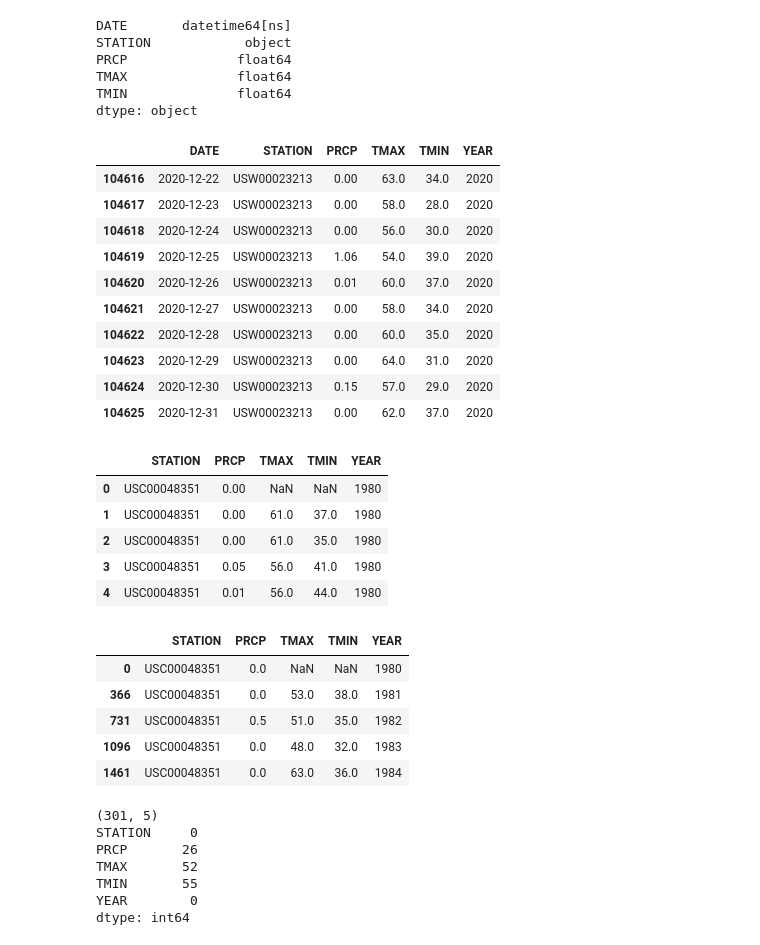
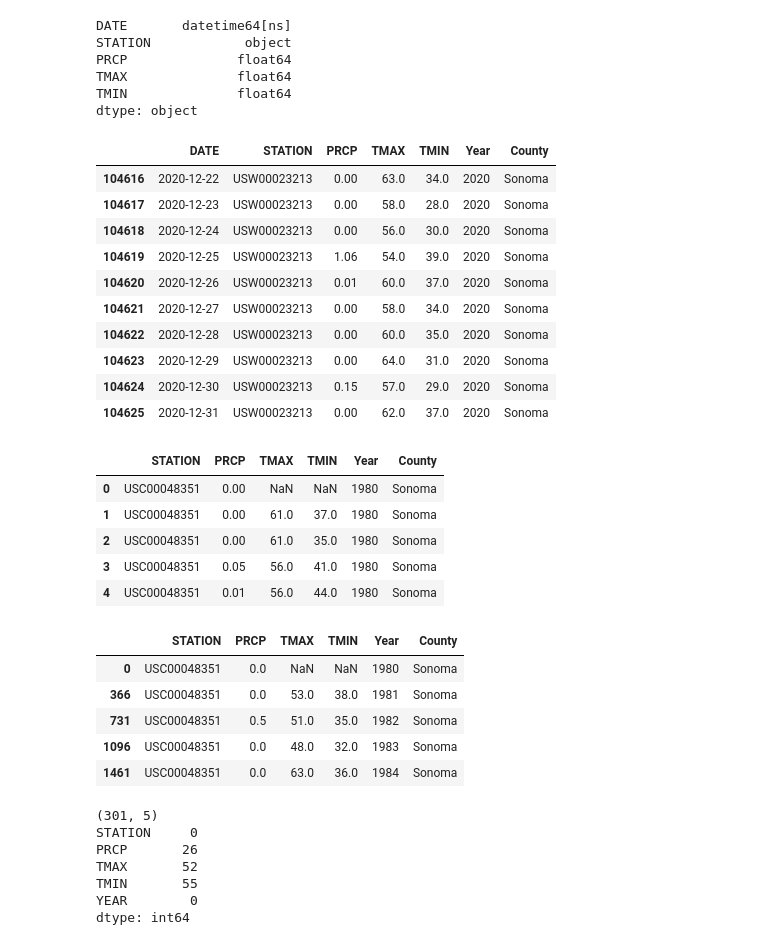
Before and after one commit to coldzonemt/Capstone_2, a Jupyter notebook: Pre-Processing_and_Training.ipynb, the cells around one changed output. Saved outputs shown, nothing was run; the diff lists cells and outputs as text; code cells hidden in the pictures.

Commit message:
add columns to merge wine and weather on

```diff
--- a/Pre-Processing_and_Training.ipynb
+++ b/Pre-Processing_and_Training.ipynb
@@ -188,41 +194,42 @@ TMAX              float64
 TMIN              float64
 dtype: object
 # %%
-df_weather['YEAR'] = pd.DatetimeIndex(df_weather['DATE']).year
+df_weather['Year'] = pd.DatetimeIndex(df_weather['DATE']).year
+df_weather['County'] = 'Sonoma'
 df_weather.tail(10)
 # %% [output]
-|  | DATE | STATION | PRCP | TMAX | TMIN | YEAR |
-| 104616 | 2020-12-22 | USW00023213 | 0.00 | 63.0 | 34.0 | 2020 |
-| 104617 | 2020-12-23 | USW00023213 | 0.00 | 58.0 | 28.0 | 2020 |
-| 104618 | 2020-12-24 | USW00023213 | 0.00 | 56.0 | 30.0 | 2020 |
-| 104619 | 2020-12-25 | USW00023213 | 1.06 | 54.0 | 39.0 | 2020 |
-| 104620 | 2020-12-26 | USW00023213 | 0.01 | 60.0 | 37.0 | 2020 |
-| 104621 | 2020-12-27 | USW00023213 | 0.00 | 58.0 | 34.0 | 2020 |
-| 104622 | 2020-12-28 | USW00023213 | 0.00 | 60.0 | 35.0 | 2020 |
-| 104623 | 2020-12-29 | USW00023213 | 0.00 | 64.0 | 31.0 | 2020 |
-| 104624 | 2020-12-30 | USW00023213 | 0.15 | 57.0 | 29.0 | 2020 |
-| 104625 | 2020-12-31 | USW00023213 | 0.00 | 62.0 | 37.0 | 2020 |
+|  | DATE | STATION | PRCP | TMAX | TMIN | Year | County |
+| 104616 | 2020-12-22 | USW00023213 | 0.00 | 63.0 | 34.0 | 2020 | Sonoma |
+| 104617 | 2020-12-23 | USW00023213 | 0.00 | 58.0 | 28.0 | 2020 | Sonoma |
+| 104618 | 2020-12-24 | USW00023213 | 0.00 | 56.0 | 30.0 | 2020 | Sonoma |
+| 104619 | 2020-12-25 | USW00023213 | 1.06 | 54.0 | 39.0 | 2020 | Sonoma |
+| 104620 | 2020-12-26 | USW00023213 | 0.01 | 60.0 | 37.0 | 2020 | Sonoma |
+| 104621 | 2020-12-27 | USW00023213 | 0.00 | 58.0 | 34.0 | 2020 | Sonoma |
+| 104622 | 2020-12-28 | USW00023213 | 0.00 | 60.0 | 35.0 | 2020 | Sonoma |
+| 104623 | 2020-12-29 | USW00023213 | 0.00 | 64.0 | 31.0 | 2020 | Sonoma |
+| 104624 | 2020-12-30 | USW00023213 | 0.15 | 57.0 | 29.0 | 2020 | Sonoma |
+| 104625 | 2020-12-31 | USW00023213 | 0.00 | 62.0 | 37.0 | 2020 | Sonoma |
 # %%
 df_weather.drop(['DATE'], axis = 1, inplace = True)
 df_weather.head()
 # %% [output]
-|  | STATION | PRCP | TMAX | TMIN | YEAR |
-| 0 | USC00048351 | 0.00 | NaN | NaN | 1980 |
-| 1 | USC00048351 | 0.00 | 61.0 | 37.0 | 1980 |
-| 2 | USC00048351 | 0.00 | 61.0 | 35.0 | 1980 |
-| 3 | USC00048351 | 0.05 | 56.0 | 41.0 | 1980 |
-| 4 | USC00048351 | 0.01 | 56.0 | 44.0 | 1980 |
+|  | STATION | PRCP | TMAX | TMIN | Year | County |
+| 0 | USC00048351 | 0.00 | NaN | NaN | 1980 | Sonoma |
+| 1 | USC00048351 | 0.00 | 61.0 | 37.0 | 1980 | Sonoma |
+| 2 | USC00048351 | 0.00 | 61.0 | 35.0 | 1980 | Sonoma |
+| 3 | USC00048351 | 0.05 | 56.0 | 41.0 | 1980 | Sonoma |
+| 4 | USC00048351 | 0.01 | 56.0 | 44.0 | 1980 | Sonoma |
 # %%
-new_weather = df_weather.drop_duplicates(subset=['YEAR', 'STATION'], keep='first')
+new_weather = df_weather.drop_duplicates(subset=['Year', 'STATION'], keep='first')
 # .groupby(['STATION']).transform(lambda x: x.fillna(x.mean()))
 new_weather.head()
 # %% [output]
-|  | STATION | PRCP | TMAX | TMIN | YEAR |
-| 0 | USC00048351 | 0.0 | NaN | NaN | 1980 |
-| 366 | USC00048351 | 0.0 | 53.0 | 38.0 | 1981 |
-| 731 | USC00048351 | 0.5 | 51.0 | 35.0 | 1982 |
-| 1096 | USC00048351 | 0.0 | 48.0 | 32.0 | 1983 |
-| 1461 | USC00048351 | 0.0 | 63.0 | 36.0 | 1984 |
+|  | STATION | PRCP | TMAX | TMIN | Year | County |
+| 0 | USC00048351 | 0.0 | NaN | NaN | 1980 | Sonoma |
+| 366 | USC00048351 | 0.0 | 53.0 | 38.0 | 1981 | Sonoma |
+| 731 | USC00048351 | 0.5 | 51.0 | 35.0 | 1982 | Sonoma |
+| 1096 | USC00048351 | 0.0 | 48.0 | 32.0 | 1983 | Sonoma |
+| 1461 | USC00048351 | 0.0 | 63.0 | 36.0 | 1984 | Sonoma |
 # %%
 print(new_weather.shape)
 print(new_weather.isna().sum())
```
Also changed, not shown: parts of 4 cells of this notebook.
